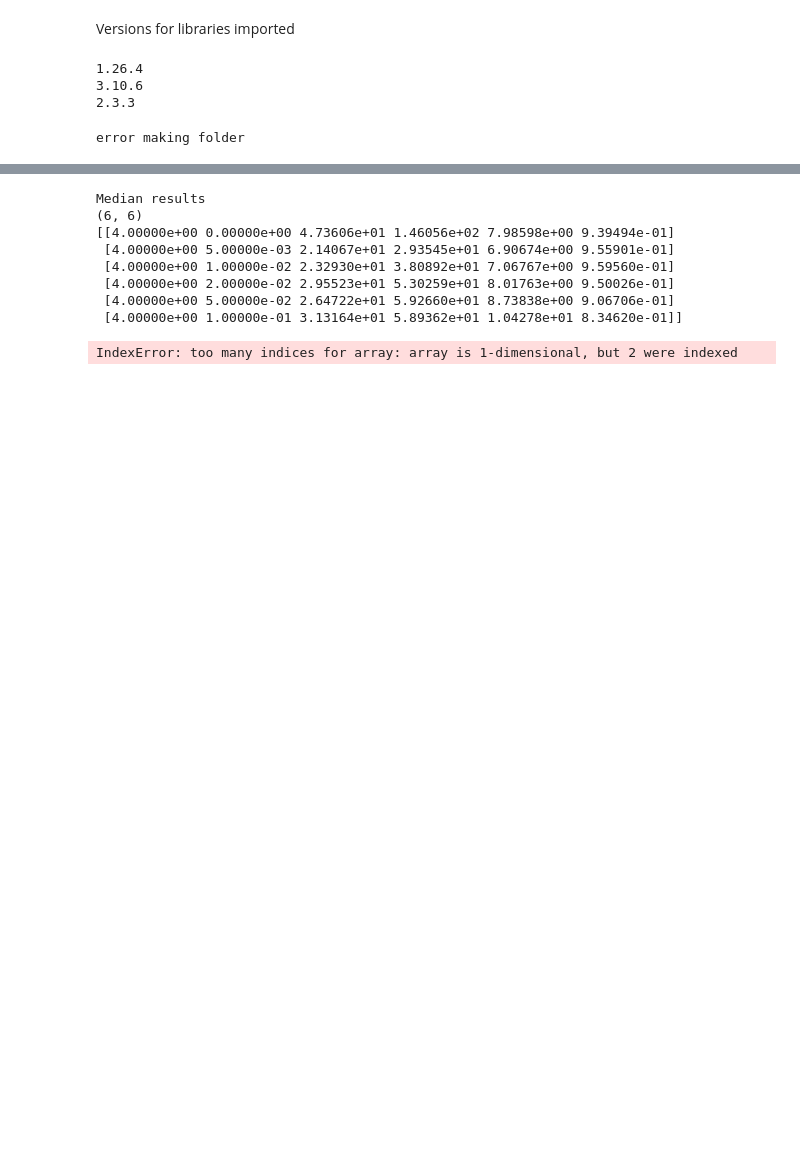
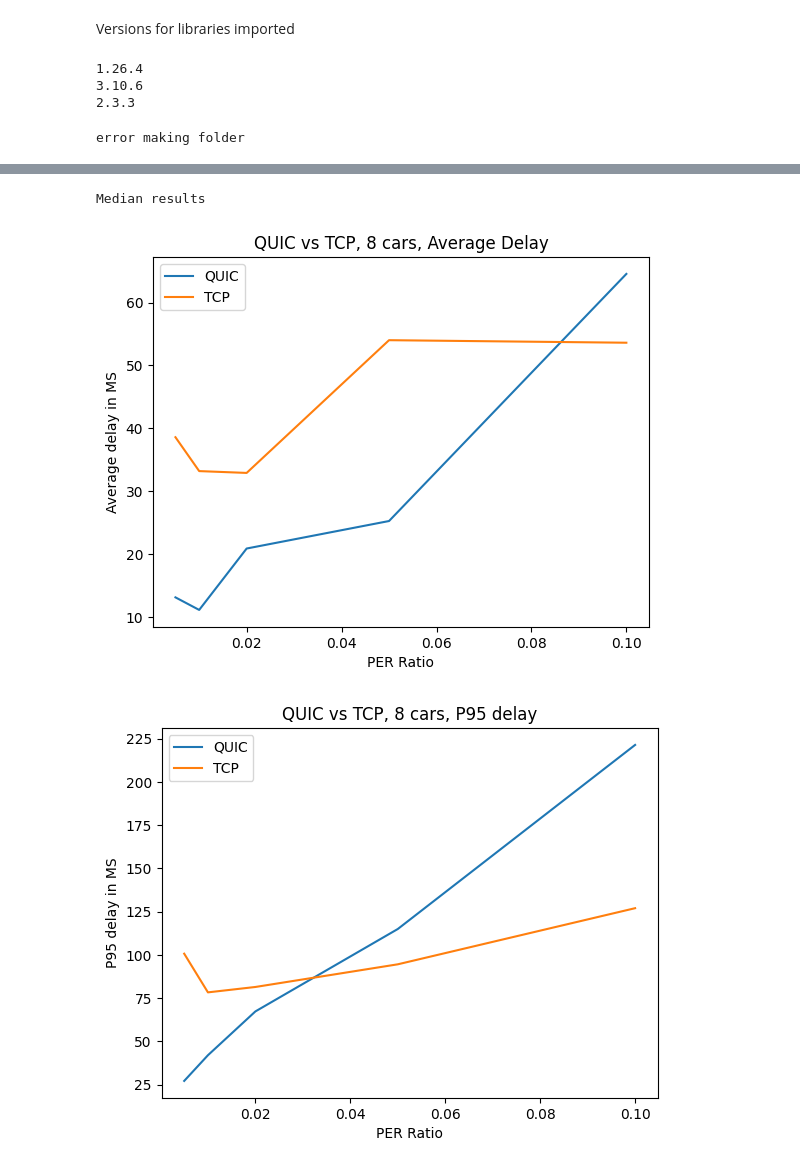
Before and after one commit to TimothyMarchant/EE6750_Goodputscript, a Jupyter notebook: PythonSrc/QUICVsTCPPlotterNotebook.ipynb, the cells around one changed output, grey strips where cells are left out. Saved outputs shown, nothing was run; the diff lists cells and outputs as text; code cells hidden in the pictures; blank space fills up the shorter version.

```diff
--- a/PythonSrc/QUICVsTCPPlotterNotebook.ipynb
+++ b/PythonSrc/QUICVsTCPPlotterNotebook.ipynb
@@ -145,5 +145,5 @@ Average results
 # %%
 print(AverageQUICResults)
-CombinedFileName="Combined4.csv"
+CombinedFileName="Combined8.csv"
 np.savetxt(CombinedDataOutputFolder+"/"+"QUIC"+CombinedFileName,MedianQUICResults,delimiter=',')
 np.savetxt(CombinedDataOutputFolder+"/"+"TCP"+CombinedFileName,MedianTCPResults,delimiter=',')
@@ -150,32 +163,26 @@ np.savetxt(CombinedDataOutputFolder+"/"+"TCP"+CombinedFileName,MedianTCPResults,
 # %%
 print("Median results")
 #Plot AverageDelay
 AvgDelayArrayQUIC=np.loadtxt(CombinedDataOutputFolder+"/"+"QUIC"+CombinedFileName,delimiter=',',skiprows=1,usecols=(PERINDEX,AVGDELAYINDEX))
 AvgDelayArrayTCP=np.loadtxt(CombinedDataOutputFolder+"/"+"TCP"+CombinedFileName,delimiter=',',skiprows=1,usecols=(PERINDEX,AVGDELAYINDEX))
 
-PlotQUICVsTCP(AvgDelayArrayQUIC,AvgDelayArrayTCP,"QUIC vs TCP, 4 cars, Average Delay","PER Ratio","Average delay in MS")
+PlotQUICVsTCP(AvgDelayArrayQUIC,AvgDelayArrayTCP,"QUIC vs TCP, 8 cars, Average Delay","PER Ratio","Average delay in MS")
 ##Plot P95 Latency
 P95ArrayQUIC=np.loadtxt(CombinedDataOutputFolder+"/"+"QUIC"+CombinedFileName,delimiter=',',skiprows=1,usecols=(PERINDEX,P95INDEX))
 P95ArrayTCP=np.loadtxt(CombinedDataOutputFolder+"/"+"TCP"+CombinedFileName,delimiter=',',skiprows=1,usecols=(PERINDEX,P95INDEX))
 
-PlotQUICVsTCP(P95ArrayQUIC,P95ArrayTCP,"QUIC vs TCP, 4 cars, P95 delay","PER Ratio","P95 delay in MS")
+PlotQUICVsTCP(P95ArrayQUIC,P95ArrayTCP,"QUIC vs TCP, 8 cars, P95 delay","PER Ratio","P95 delay in MS")
 ##plot Average Jitter
 JitterArrayQUIC=np.loadtxt(CombinedDataOutputFolder+"/"+"QUIC"+CombinedFileName,delimiter=',',skiprows=1,usecols=(PERINDEX,JITTERINDEX))
 JitterArrayTCP=np.loadtxt(CombinedDataOutputFolder+"/"+"TCP"+CombinedFileName,delimiter=',',skiprows=1,usecols=(PERINDEX,JITTERINDEX))
 
-PlotQUICVsTCP(JitterArrayQUIC,JitterArrayTCP,"QUIC vs TCP, 4 cars, Jitter","PER Ratio","Average Jitter in MS")
+PlotQUICVsTCP(JitterArrayQUIC,JitterArrayTCP,"QUIC vs TCP, 8 cars, Jitter","PER Ratio","Average Jitter in MS")
 ##Plot goodput
 GoodputArrayQUIC=np.loadtxt(CombinedDataOutputFolder+"/"+"QUIC"+CombinedFileName,delimiter=',',skiprows=1,usecols=(PERINDEX,GOODPUTINDEX))
 GoodputArrayTCP=np.loadtxt(CombinedDataOutputFolder+"/"+"TCP"+CombinedFileName,delimiter=',',skiprows=1,usecols=(PERINDEX,GOODPUTINDEX))
 
-PlotQUICVsTCP(GoodputArrayQUIC,GoodputArrayTCP,"QUIC vs TCP, 4 cars, Goodput","PER Ratio","Goodput in Mbs")
+PlotQUICVsTCP(GoodputArrayQUIC,GoodputArrayTCP,"QUIC vs TCP, 8 cars, Goodput","PER Ratio","Goodput in Mbs")
 # %% [output]
 Median results
-(6, 6)
-[[4.00000e+00 0.00000e+00 4.73606e+01 1.46056e+02 7.98598e+00 9.39494e-01]
- [4.00000e+00 5.00000e-03 2.14067e+01 2.93545e+01 6.90674e+00 9.55901e-01]
- [4.00000e+00 1.00000e-02 2.32930e+01 3.80892e+01 7.06767e+00 9.59560e-01]
- [4.00000e+00 2.00000e-02 2.95523e+01 5.30259e+01 8.01763e+00 9.50026e-01]
- [4.00000e+00 5.00000e-02 2.64722e+01 5.92660e+01 8.73838e+00 9.06706e-01]
- [4.00000e+00 1.00000e-01 3.13164e+01 5.89362e+01 1.04278e+01 8.34620e-01]]
-IndexError: too many indices for array: array is 1-dimensional, but 2 were indexed
+[figure, added]
+[figure, added]
```
Also changed, not shown: parts of 7 cells of this notebook, 1 other file.
